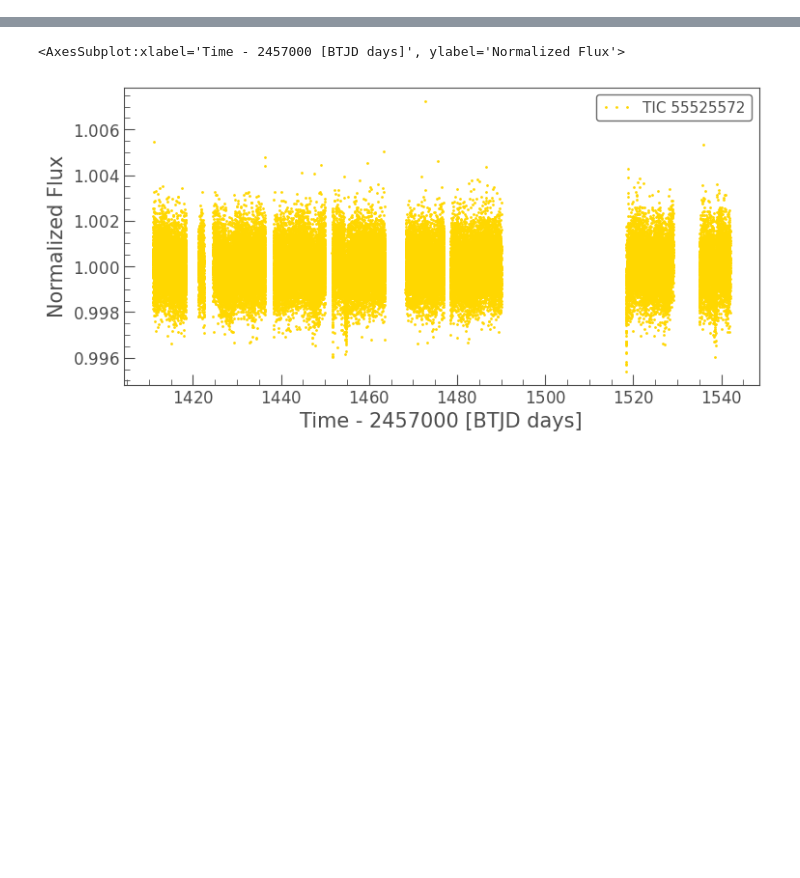
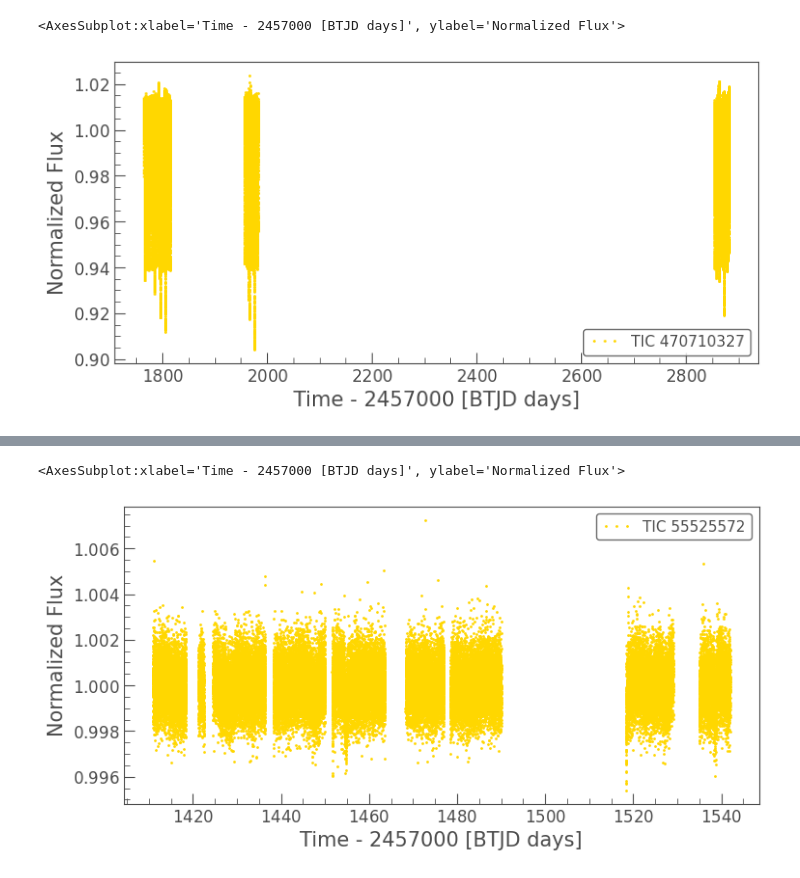
Before and after one commit to Signal-K/sytizen, a Jupyter notebook: deepnote/Star_Sailors_Light_Curve_Plot/Multisector Analysis.ipynb, the cells around one changed output, grey strips where cells are left out. Saved outputs shown, nothing was run; the diff lists cells and outputs as text; code cells hidden in the pictures; blank space fills up the shorter version.

```diff
--- a/deepnote/Star_Sailors_Light_Curve_Plot/Multisector Analysis.ipynb
+++ b/deepnote/Star_Sailors_Light_Curve_Plot/Multisector Analysis.ipynb
@@ -30,0 +67,6 @@ lc.to_fits(path='lightcurve.fits')
+# %%
+lc_collection_stitched = lc_collection.stitch()
+lc_collection_stitched.plot(color = 'gold', lw = 0, marker = '.')
+# %% [output]
+<AxesSubplot:xlabel='Time - 2457000 [BTJD days]', ylabel='Normalized Flux'>
+[figure, added]
```
Also changed, not shown: parts of 14 cells of this notebook, 2 other files.
